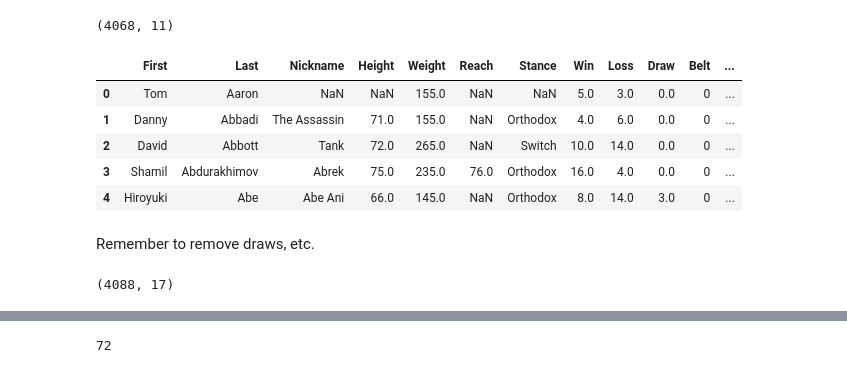
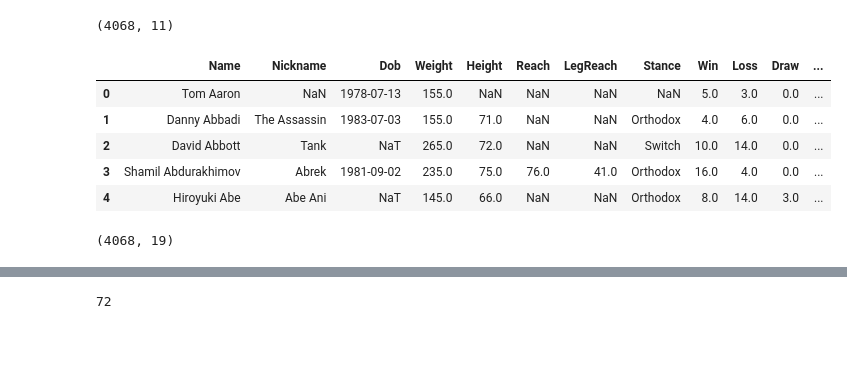
Before and after one commit to jhalverson/data_science, a Jupyter notebook: misc/mma_analytics/part4_winning_percentage.ipynb, the cells around one changed output, grey strips where cells are left out. Cells and saved outputs as stored; diff of their text form; code cells hidden in the pictures; blank space fills up the shorter version.

```diff
--- a/misc/mma_analytics/part4_winning_percentage.ipynb
+++ b/misc/mma_analytics/part4_winning_percentage.ipynb
@@ -23,22 +24,21 @@ fights.shape
 # %% [output]
 (4068, 11)
 # %%
-fighters = pd.read_csv('fightmetric_fighters/fightmetric_fighters.csv', header=0, parse_dates=['Dob'])
+iofile = 'data/fightmetric_fighters_with_corrections_from_UFC_Wikipedia_CLEAN.csv'
+fighters = pd.read_csv(iofile, header=0, parse_dates=['Dob'])
 fighters['Age'] = (pd.to_datetime('today') - fighters.Dob) / np.timedelta64(1, 'Y')
 fighters.head(5)
 # %% [output]
-|  | First | Last | Nickname | Height | Weight | Reach | Stance | Win | Loss | Draw | Belt | ... |
-| 0 | Tom | Aaron | NaN | NaN | 155.0 | NaN | NaN | 5.0 | 3.0 | 0.0 | 0 | ... |
-| 1 | Danny | Abbadi | The Assassin | 71.0 | 155.0 | NaN | Orthodox | 4.0 | 6.0 | 0.0 | 0 | ... |
-| 2 | David | Abbott | Tank | 72.0 | 265.0 | NaN | Switch | 10.0 | 14.0 | 0.0 | 0 | ... |
-| 3 | Shamil | Abdurakhimov | Abrek | 75.0 | 235.0 | 76.0 | Orthodox | 16.0 | 4.0 | 0.0 | 0 | ... |
-| 4 | Hiroyuki | Abe | Abe Ani | 66.0 | 145.0 | NaN | Orthodox | 8.0 | 14.0 | 3.0 | 0 | ... |
+|  | Name | Nickname | Dob | Weight | Height | Reach | LegReach | Stance | Win | Loss | Draw | ... |
+| 0 | Tom Aaron | NaN | 1978-07-13 | 155.0 | NaN | NaN | NaN | NaN | 5.0 | 3.0 | 0.0 | ... |
+| 1 | Danny Abbadi | The Assassin | 1983-07-03 | 155.0 | 71.0 | NaN | NaN | Orthodox | 4.0 | 6.0 | 0.0 | ... |
+| 2 | David Abbott | Tank | NaT | 265.0 | 72.0 | NaN | NaN | Switch | 10.0 | 14.0 | 0.0 | ... |
+| 3 | Shamil Abdurakhimov | Abrek | 1981-09-02 | 235.0 | 75.0 | 76.0 | 41.0 | Orthodox | 16.0 | 4.0 | 0.0 | ... |
+| 4 | Hiroyuki Abe | Abe Ani | NaT | 145.0 | 66.0 | NaN | NaN | Orthodox | 8.0 | 14.0 | 3.0 | ... |
-# %% [markdown]
-Remember to remove draws, etc.
 # %%
-cols = ['Name', 'Height', 'Reach', 'Stance', 'Dob', 'Age']
-df = fights.merge(fighters[cols], how='inner', left_on='Winner', right_on='Name')
+cols = ['Name', 'Weight', 'Height', 'Reach', 'LegReach', 'Stance', 'Dob', 'Age']
+df = fights.merge(fighters[cols], how='left', left_on='Winner', right_on='Name')
 df.shape
 # %% [output]
-(4088, 17)
+(4068, 19)
 # %%
```
Also changed, not shown: parts of 19 cells of this notebook, 1 other file.
